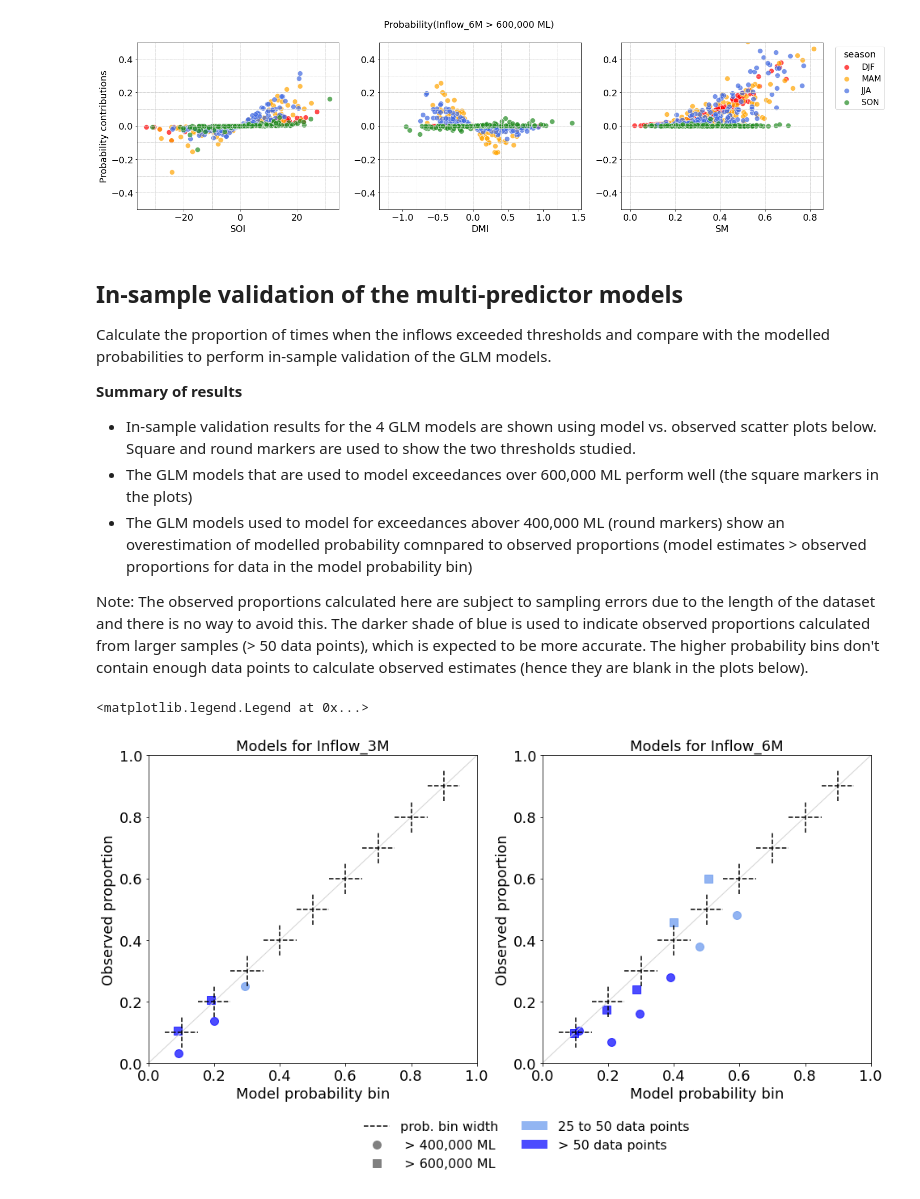
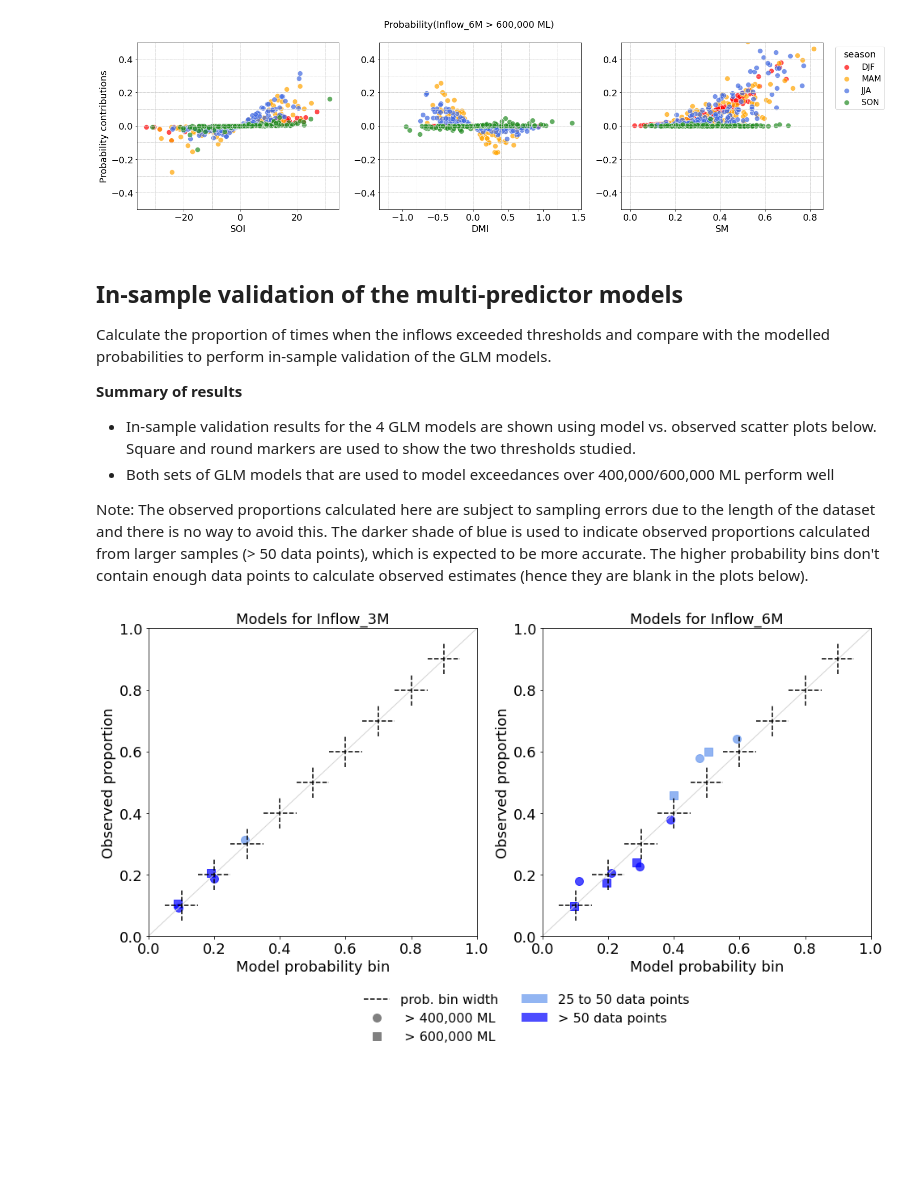
Before and after one commit to anjanadevanand/dam_inflows, a Jupyter notebook: preliminary_analysis.ipynb, the cells around one changed output. Cells and saved outputs as stored; diff of their text form; code cells hidden in the pictures; blank space fills up the shorter version.

```diff
--- a/preliminary_analysis.ipynb
+++ b/preliminary_analysis.ipynb
@@ -596,8 +596,7 @@ Calculate the proportion of times when the inflows exceeded thresholds and compa
 
 **Summary of results**
 - In-sample validation results for the 4 GLM models are shown using model vs. observed scatter plots below. Square and round markers are used to show the two thresholds studied.
-- The GLM models that are used to model exceedances over 600,000 ML perform well (the square markers in the plots)
-- The GLM models used to model for exceedances abover 400,000 ML (round markers) show an overestimation of modelled probability comnpared to observed proportions (model estimates > observed proportions for data in the model probability bin)
+- Both sets of GLM models that are used to model exceedances over 400,000/600,000 ML perform well
 
 Note: The observed proportions calculated here are subject to sampling errors due to the length of the dataset and there is no way to avoid this. The darker shade of blue is used to indicate observed proportions calculated from larger samples (> 50 data points), which is expected to be more accurate. The higher probability bins don't contain enough data points to calculate observed estimates (hence they are blank in the plots below).
 # %%
@@ -633,7 +632,7 @@ for inflowAccum in ['Inflow_3M', 'Inflow_6M']:
 
     count = 0
     for thresh_sel in [400000, 600000]:
-        y = np.where(ds[inflowAccum].values >= thresh, 1, 0)
+        y = np.where(ds[inflowAccum].values >= thresh_sel, 1, 0)
         # the predictors: season, climate modes & soil moisture
         d = {"response": y, "season": ds['time.season'].values, "SOI":ds['soi'].values, "DMI":ds['dmi'].values, "SM":da_sm.values}
         df = pd.DataFrame(d)
@@ -680,34 +679,33 @@ for inflowAccum in ['Inflow_3M', 'Inflow_6M']:
     count_accum = count_accum+1
 
 
 # Bin markings
 #------------------
 for axis in ax:
     axis.set_xlim(axlim)
     axis.set_ylim(axlim)
     abline(1, 0, axis)
     for xx in bin_centre:
         axis.axvline(x=xx, ymin=xx-0.05, ymax=xx+0.05, linestyle='--', color = 'black')
         axis.axhline(y=xx, xmin=xx-0.05, xmax=xx+0.05, linestyle='--', color = 'black')
     axis.set_xlabel('Model probability bin')
     axis.set_ylabel('Observed proportion')
 
 # Legend
 #------------------
 labels = [' > ' + str('{:,.0f}'.format(thresh)) + ' ML' for thresh in [400000, 600000]]
 from matplotlib.patches import Patch
 from matplotlib.lines import Line2D
 legend_elements = [Line2D([0], [0], color='k', label='prob. bin width', linestyle='--'),
                    Line2D([0], [0], marker=marker_list[0], color='grey', label=labels[0], markerfacecolor='grey', markersize=10, linewidth=0),
                    Line2D([0], [0], marker=marker_list[1], color='grey', label=labels[1], markerfacecolor='grey', markersize=10, linewidth=0)]
 legend_elements2 = [Patch(facecolor=col1, edgecolor=None, alpha=0.7, label='25 to 50 data points'),
                    Patch(facecolor=col2, edgecolor=None, alpha=0.7, label='> 50 data points')]
 
 ax[0].legend(handles=legend_elements, bbox_to_anchor=(1.1,-0.15), frameon=False)
 ax[1].legend(handles=legend_elements2, bbox_to_anchor=(-0.1,-0.15), frameon=False)
 
-# fig.savefig(fig_dir + 'scatterPlot_inSample_validation.png', bbox_inches='tight', dpi = 600)
-# fig.savefig(fig_dir + 'scatterPlot_inSample_validation.pdf', bbox_inches='tight', format = 'pdf')
+fig.savefig(fig_dir + 'scatterPlot_inSample_validation.png', bbox_inches='tight', dpi = 600)
+fig.savefig(fig_dir + 'scatterPlot_inSample_validation.pdf', bbox_inches='tight', format = 'pdf')
 # %% [output]
-<matplotlib.legend.Legend at 0x...>
-[figure, old version]
+[figure, new version]
```
